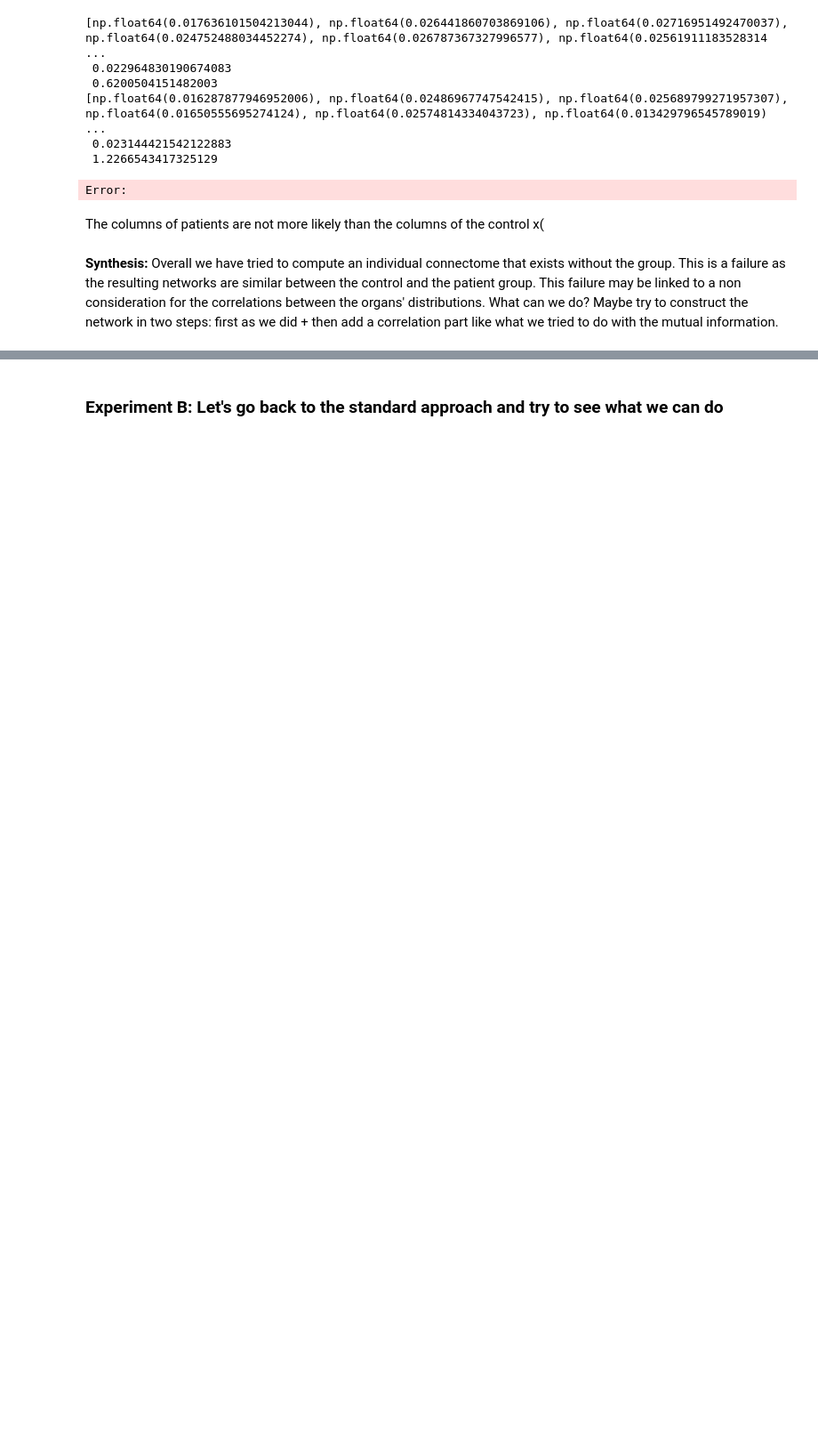
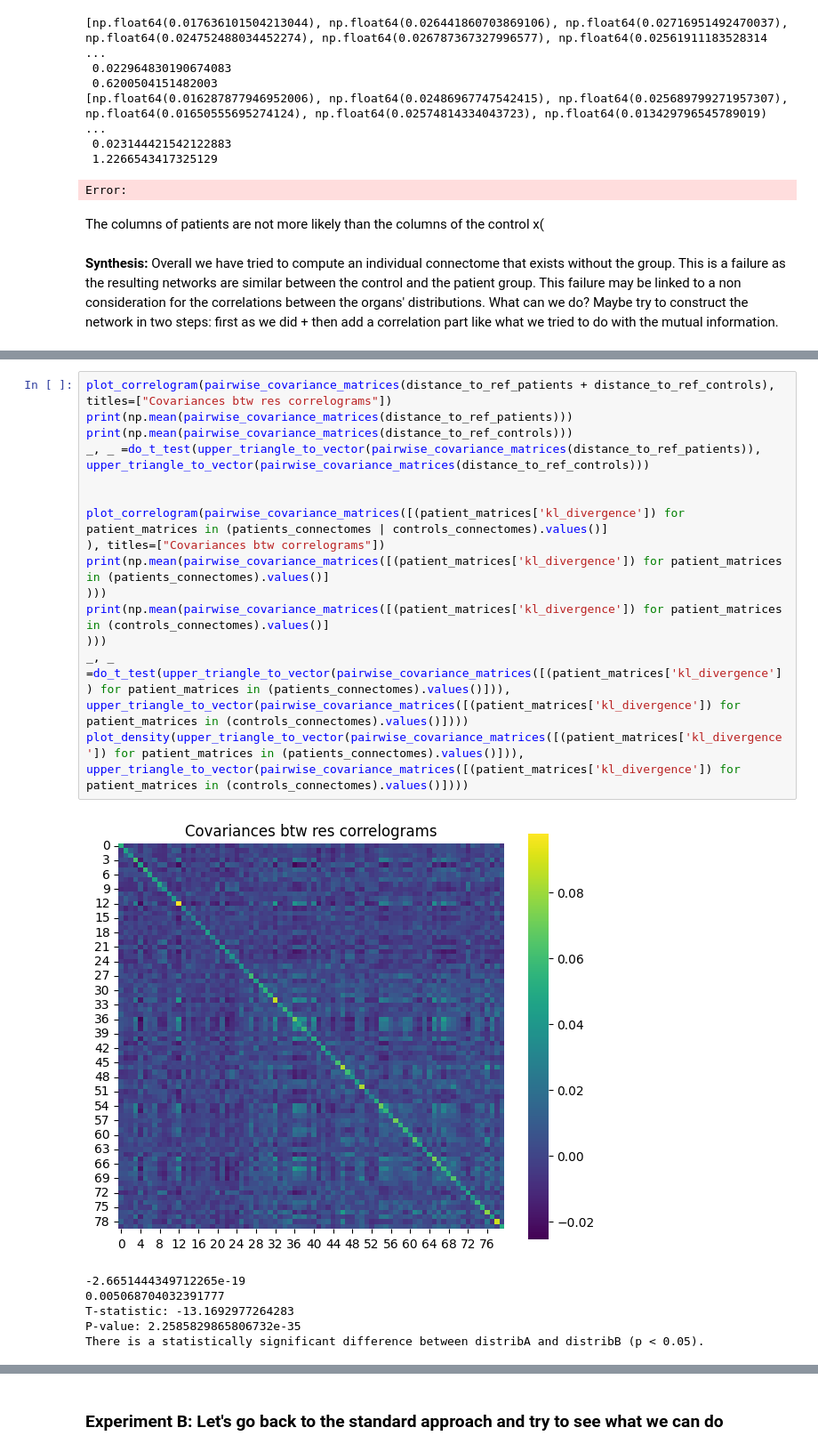
Before and after one commit to Aldric-L/Connectomes-MVA, a Jupyter notebook: exploration.ipynb, the cells around one changed output, grey strips where cells are left out. Shown at 89% size. Saved outputs shown, nothing was run; the diff lists cells and outputs as text; blank space fills up the shorter version.

```diff
--- a/exploration.ipynb
+++ b/exploration.ipynb
@@ -601,0 +951,22 @@ The columns of patients are not more likely than the columns of the control x(
+# %%
+plot_correlogram(pairwise_covariance_matrices(distance_to_ref_patients + distance_to_ref_controls), titles=["Covariances btw res correlograms"])
+print(np.mean(pairwise_covariance_matrices(distance_to_ref_patients)))
+print(np.mean(pairwise_covariance_matrices(distance_to_ref_controls)))
+_, _ =do_t_test(upper_triangle_to_vector(pairwise_covariance_matrices(distance_to_ref_patients)), upper_triangle_to_vector(pairwise_covariance_matrices(distance_to_ref_controls)))
+
+
+plot_correlogram(pairwise_covariance_matrices([(patient_matrices['kl_divergence']) for patient_matrices in (patients_connectomes | controls_connectomes).values()]
+), titles=["Covariances btw correlograms"])
+print(np.mean(pairwise_covariance_matrices([(patient_matrices['kl_divergence']) for patient_matrices in (patients_connectomes).values()]
+)))
+print(np.mean(pairwise_covariance_matrices([(patient_matrices['kl_divergence']) for patient_matrices in (controls_connectomes).values()]
+)))
+_, _ =do_t_test(upper_triangle_to_vector(pairwise_covariance_matrices([(patient_matrices['kl_divergence']) for patient_matrices in (patients_connectomes).values()])), upper_triangle_to_vector(pairwise_covariance_matrices([(patient_matrices['kl_divergence']) for patient_matrices in (controls_connectomes).values()])))
+plot_density(upper_triangle_to_vector(pairwise_covariance_matrices([(patient_matrices['kl_divergence']) for patient_matrices in (patients_connectomes).values()])), upper_triangle_to_vector(pairwise_covariance_matrices([(patient_matrices['kl_divergence']) for patient_matrices in (controls_connectomes).values()])))
+# %% [output]
+[figure, added]
+-2.6651444349712265e-19
+0.005068704032391777
+T-statistic: -13.1692977264283
+P-value: 2.2585829865806732e-35
+There is a statistically significant difference between distribA and distribB (p < 0.05).
```
Also changed, not shown: parts of 33 cells of this notebook, 7 other files.
